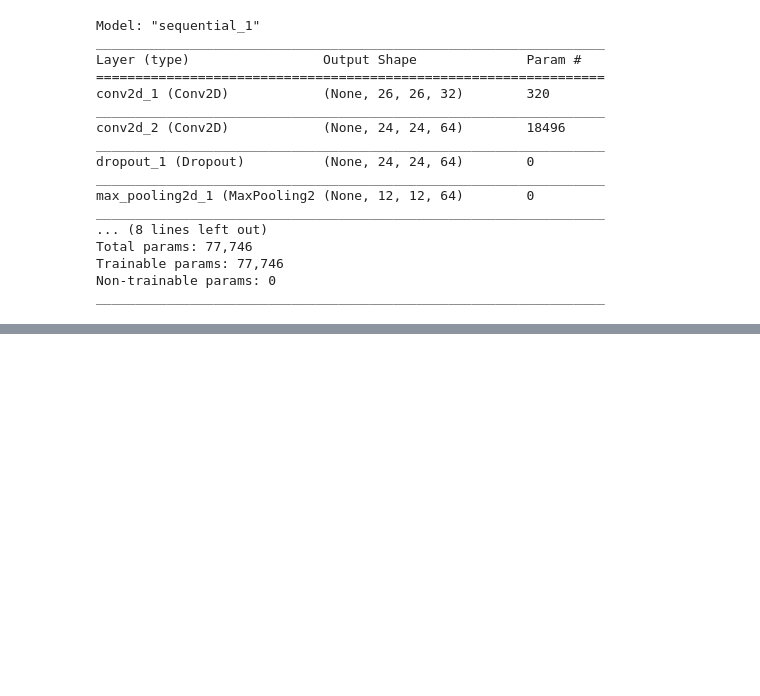
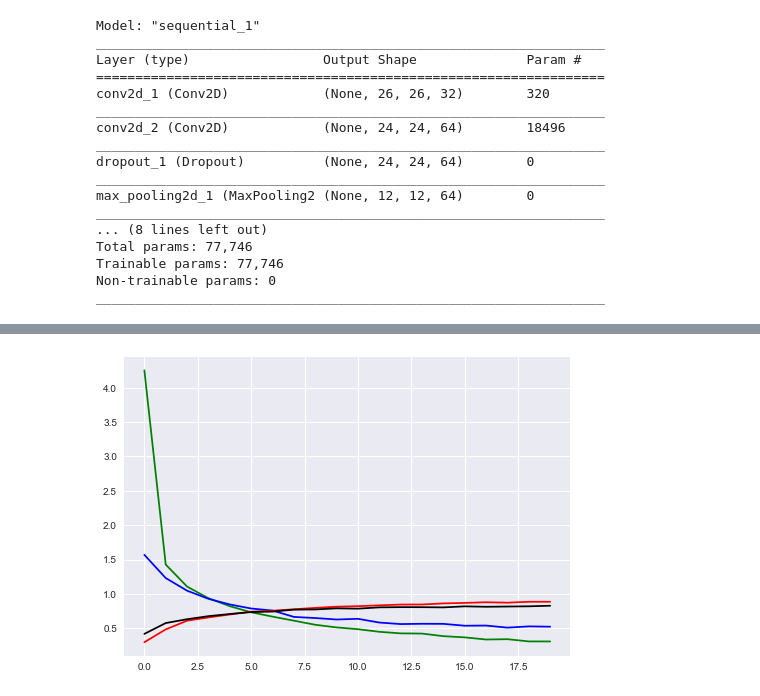
Before and after one commit to JayantGoel001/Deep-Learning, a Jupyter notebook: CNN Datasets Fashion MNIST.ipynb, the cells around one changed output, grey strips where cells are left out. Drawn from its saved outputs; the diff is of its cells as text; code cells hidden in the pictures; blank space fills up the shorter version.

```diff
--- a/CNN Datasets Fashion MNIST.ipynb
+++ b/CNN Datasets Fashion MNIST.ipynb
@@ -78,8 +78,10 @@ Epoch 19/20
 # %%
 plt.figure(0)
-plt.plot(history.history['loss'],'g')
+plt.plot(history.history['loss'],'g',label="loss")
 plt.plot(history.history['val_loss'],'b')
-plt.plot(history.history['acc'],'r')
-plt.plot(history.history['val_acc'],'black')
+plt.plot(history.history['accuracy'],'r')
+plt.plot(history.history['val_accuracy'],'black')
 plt.show()
+# %% [output]
+[figure, added]
 # %%
```
Also changed, not shown: parts of 2 cells of this notebook.
